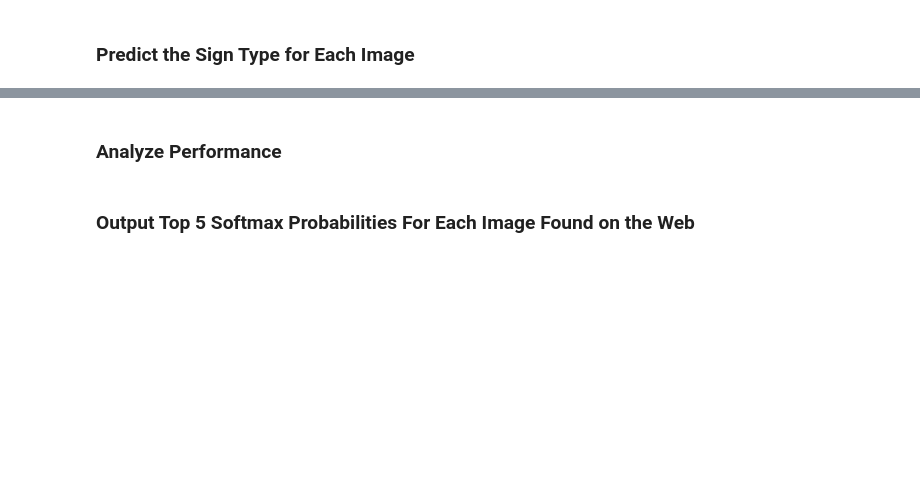
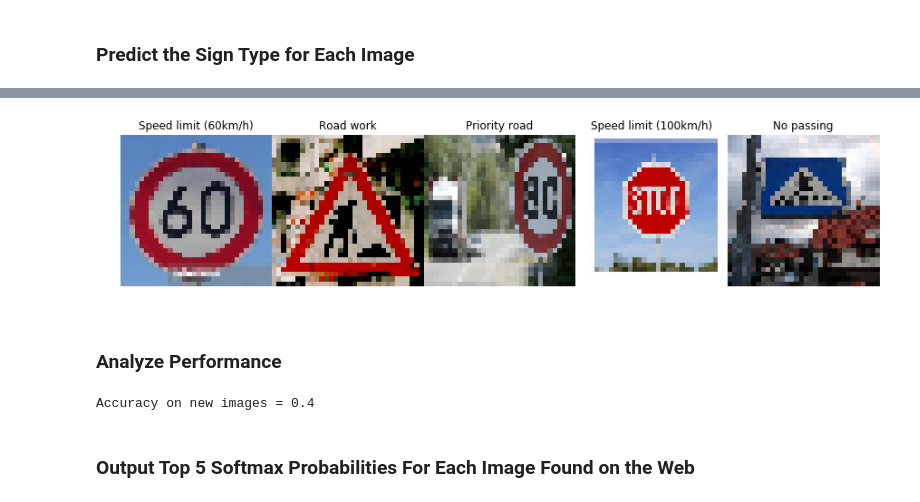
Before and after one commit to thomasSve/CarND-TrafficSignsClassifier-P2, a Jupyter notebook: Traffic_Sign_Classifier.ipynb, the cells around one changed output, grey strips where cells are left out. Cells and saved outputs as stored; diff of their text form; code cells hidden in the pictures; blank space fills up the shorter version.

```diff
--- a/Traffic_Sign_Classifier.ipynb
+++ b/Traffic_Sign_Classifier.ipynb
@@ -525,11 +557,35 @@ for i, img in enumerate(german_traffic_signs):
+# %%
+# Read in labels file signnames.csv
+import csv
+with open('signnames.csv') as f:
+    reader = csv.reader(f)
+    next(reader) # skipfirst row
+    labels = dict((int(rows[0]),rows[1]) for rows in reader)
+
+# Plot the results mapping the predictions to the labelname
+fig, axs = plt.subplots(1, 5, figsize = (15, 6))
+fig.subplots_adjust(hspace = 0.2, wspace = 0.001)
+axs = axs.ravel()
+for i, img in enumerate(german_traffic_signs):
+    axs[i].axis('off')
+    axs[i].imshow(img)
+    axs[i].set_title(labels[int(predictions[i])])
+# %% [output]
+[figure, added]
 # %% [markdown]
 ### Analyze Performance
 # %%
 ### Calculate the accuracy for these 5 new images.
 ### For example, if the model predicted 1 out of 5 signs correctly, it's 20% accurate on these new images.
 
-def analyze_performance():
-    pass
+def analyze_performance(predicted, actual):
+    correct = sum([1 if predicted[i]==actual[i] else 0 for i in range(len(predicted))])
+    accuracy = correct / float(len(predicted))
+    print("Accuracy on new images = {}".format(accuracy))
+
+analyze_performance(predictions, gts_labels)
+# %% [output]
+Accuracy on new images = 0.4
 # %% [markdown]
 ### Output Top 5 Softmax Probabilities For Each Image Found on the Web
 # %% [markdown]
```
Also changed, not shown: parts of 12 cells of this notebook.
